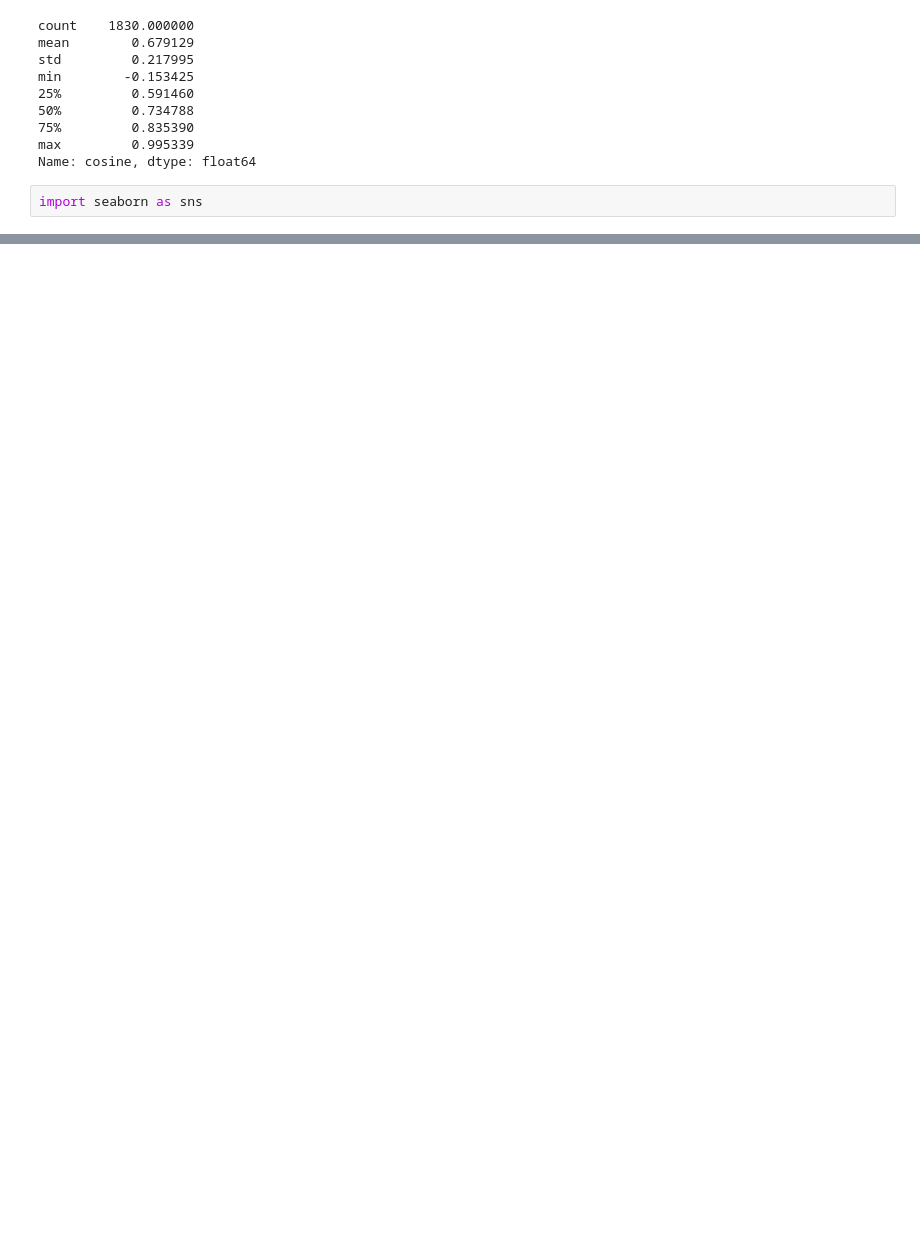
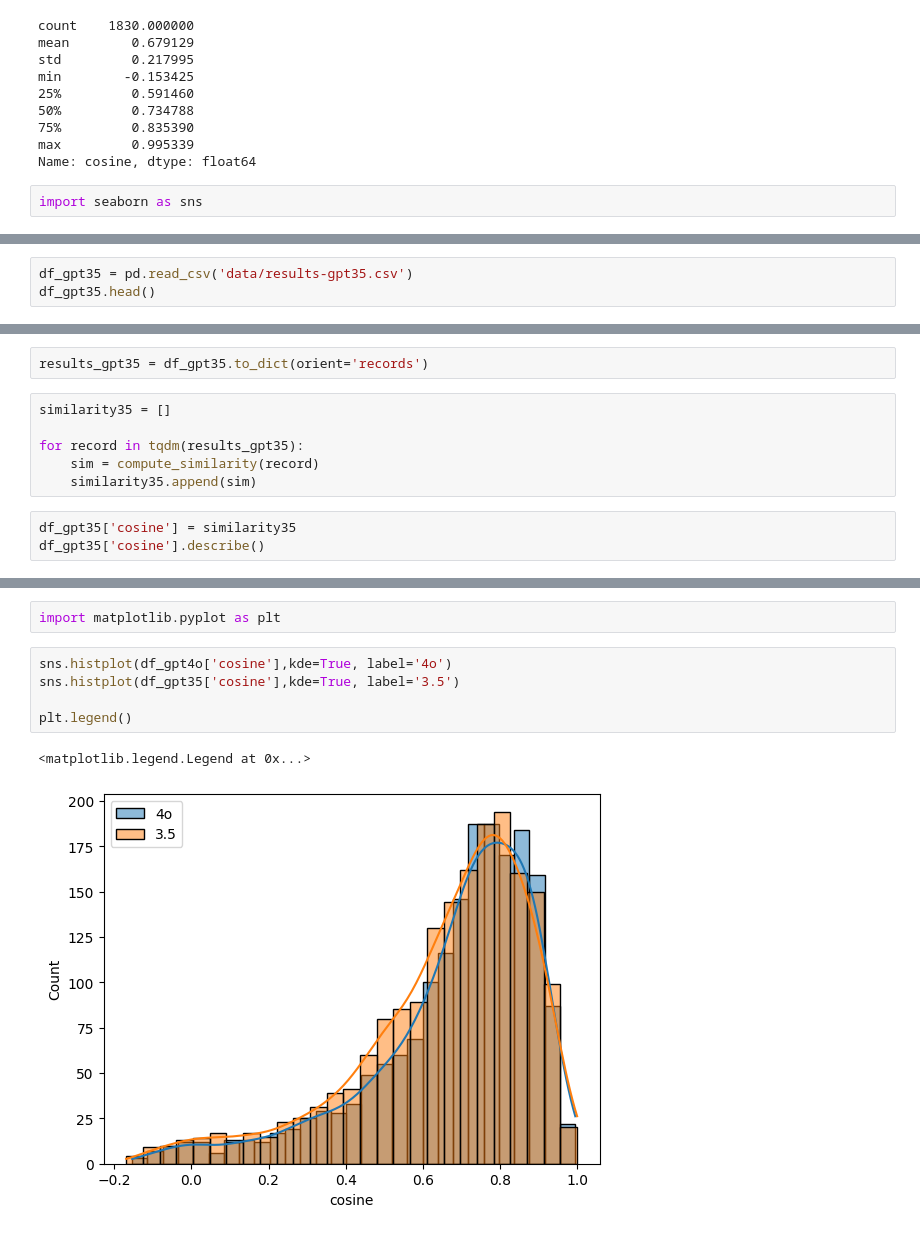
Before and after one commit to quang-g/llm_zoomcamp, a Jupyter notebook: 03-evaluation/rag_evaluation/offline-rag-evaluation.ipynb, the cells around one changed output, grey strips where cells are left out. Saved outputs shown, nothing was run; the diff lists cells and outputs as text; blank space fills up the shorter version.

Commit message:
evaluate 3 gpt models using cosine similarity

```diff
--- a/03-evaluation/rag_evaluation/offline-rag-evaluation.ipynb
+++ b/03-evaluation/rag_evaluation/offline-rag-evaluation.ipynb
@@ -263,0 +262,3 @@ sns.histplot(df_gpt4o['cosine'],kde=True)
+# %%
+df_gpt35 = pd.read_csv('data/results-gpt35.csv')
+df_gpt35.head()
@@ -263,0 +272,11 @@ sns.histplot(df_gpt4o['cosine'],kde=True)
+# %%
+results_gpt35 = df_gpt35.to_dict(orient='records')
+# %%
+similarity35 = []
+
+for record in tqdm(results_gpt35):
+    sim = compute_similarity(record)
+    similarity35.append(sim)
+# %%
+df_gpt35['cosine'] = similarity35
+df_gpt35['cosine'].describe()
@@ -263,0 +293,10 @@ sns.histplot(df_gpt4o['cosine'],kde=True)
+# %%
+import matplotlib.pyplot as plt
+# %%
+sns.histplot(df_gpt4o['cosine'],kde=True, label='4o')
+sns.histplot(df_gpt35['cosine'],kde=True, label='3.5')
+
+plt.legend()
+# %% [output]
+<matplotlib.legend.Legend at 0x...>
+[figure, added]
```
Also changed, not shown: parts of 14 cells of this notebook, 1 other file.
